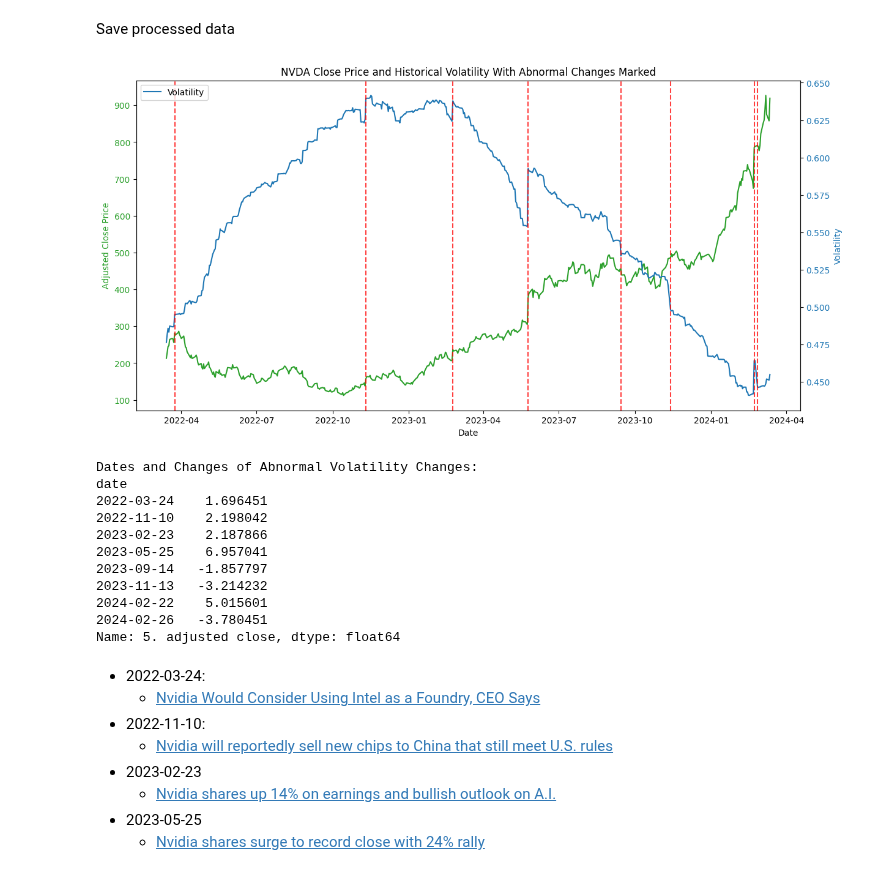
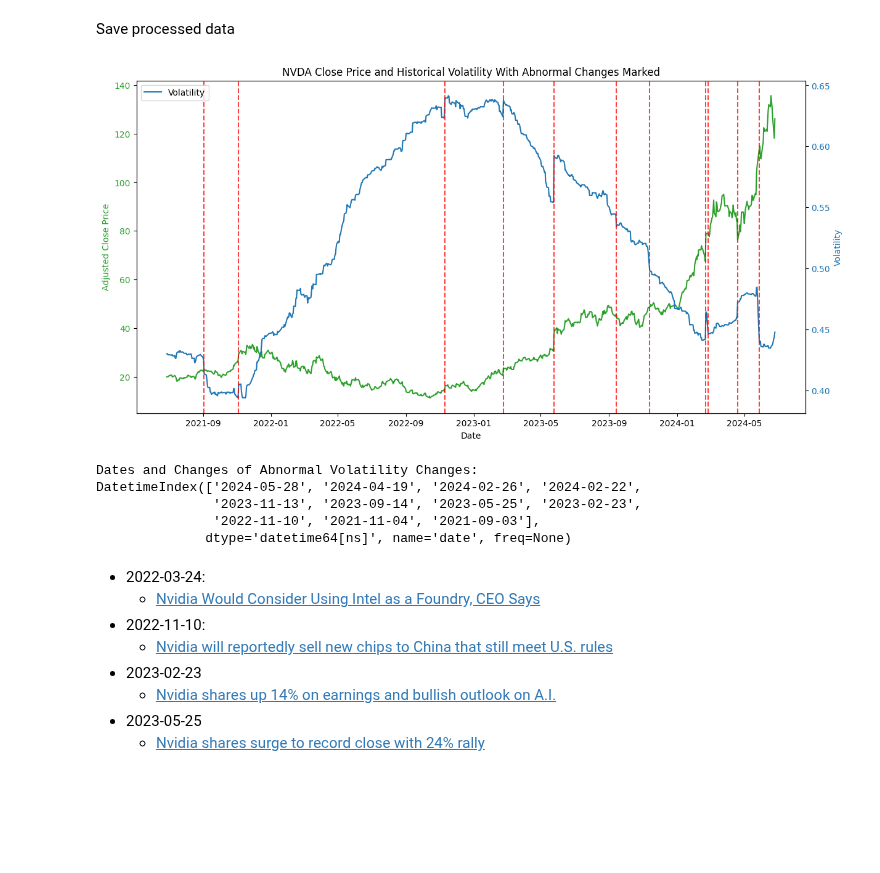
Before and after one commit to LibertyChaser/price_prediction, a Jupyter notebook: code/notebooks/w2_Data_Preprocessing_and_Visualization.ipynb, the cells around one changed output. Cells and saved outputs as stored; diff of their text form; code cells hidden in the pictures; blank space fills up the shorter version.

```diff
--- a/code/notebooks/w2_Data_Preprocessing_and_Visualization.ipynb
+++ b/code/notebooks/w2_Data_Preprocessing_and_Visualization.ipynb
@@ -5,6 +5,14 @@ import pandas as pd
 import numpy as np
 import matplotlib.pyplot as plt
 import matplotlib.dates as mdates
+from data_extraction.fetch_data import DailyStockDataLoader, FundamentalDataLoader
+from data_engineering.feature_engineering import FeatureEngineering
+import matplotlib.pyplot as plt
+from dotenv import load_dotenv
+import os
+
+ticker = 'NVDA'
+load_dotenv()
 # %% [output]
 Pyarrow will become a required dependency of pandas in the next major release of pandas (pandas 3.0),
 (to allow more performant data types, such as the Arrow string type, and better interoperability with other libraries)
@@ -170,47 +148,47 @@ save_data.to_csv(processed_data_path + 'NVDA_volatility_and_changes.csv')
+# %%
+loader = FeatureEngineering()
+data = loader.load_commen_features(ticker, last_n_years=3)
+# %%
+# Identify dates with abnormal changes in volatility (> 3%)
+abnormal_volatility_changes = data[abs(data['volatility_change']) > 0.01]
 # %%
 # Plotting with abnormalities marked
 fig, ax1 = plt.subplots(figsize=(14, 7))
 
 # Plot close prices
 color = 'tab:green'
 ax1.set_xlabel('Date')
 ax1.set_ylabel('Adjusted Close Price', color=color)
-ax1.plot(data_2_years.index, data_2_years,
+ax1.plot(data.index, data['adjusted_close'],
          color=color, label='Adjusted Close Price')
 ax1.tick_params(axis='y', labelcolor=color)
 
 # Plot volatility
 ax2 = ax1.twinx()
 color = 'tab:blue'
 ax2.set_ylabel('Volatility', color=color)
-ax2.plot(volatility.index, volatility, color=color, label='Volatility')
+ax2.plot(data.index, data['volatility'], color=color, label='Volatility')
 ax2.tick_params(axis='y', labelcolor=color)
 
 # Mark abnormalities
 for date in abnormal_volatility_changes.index:
     ax2.axvline(x=date, color='r', linestyle='--', alpha=0.75)
 
 plt.title('NVDA Close Price and Historical Volatility With Abnormal Changes Marked')
 plt.legend()
 plt.show()
 # %% [output]
-[figure, old version]
+[figure, new version]
 # %%
 # Print dates and changes of abnormal volatility changes
 print("Dates and Changes of Abnormal Volatility Changes:")
-print(abnormal_volatility_changes)
+print(abnormal_volatility_changes.index)
 # %% [output]
 Dates and Changes of Abnormal Volatility Changes:
-date
-2022-03-24    1.696451
-2022-11-10    2.198042
-2023-02-23    2.187866
-2023-05-25    6.957041
-2023-09-14   -1.857797
-2023-11-13   -3.214232
-2024-02-22    5.015601
-2024-02-26   -3.780451
-Name: 5. adjusted close, dtype: float64
+DatetimeIndex(['2024-05-28', '2024-04-19', '2024-02-26', '2024-02-22',
+               '2023-11-13', '2023-09-14', '2023-05-25', '2023-02-23',
+               '2022-11-10', '2021-11-04', '2021-09-03'],
+              dtype='datetime64[ns]', name='date', freq=None)
 # %% [markdown]
 - 2022-03-24:
   - [Nvidia Would Consider Using Intel as a Foundry, CEO Says](https://www.bloomberg.com/news/articles/2022-03-23/nvidia-ceo-to-look-at-intel-for-foundry-says-shift-will-be-hard)
```
Also changed, not shown: parts of 5 cells of this notebook.
